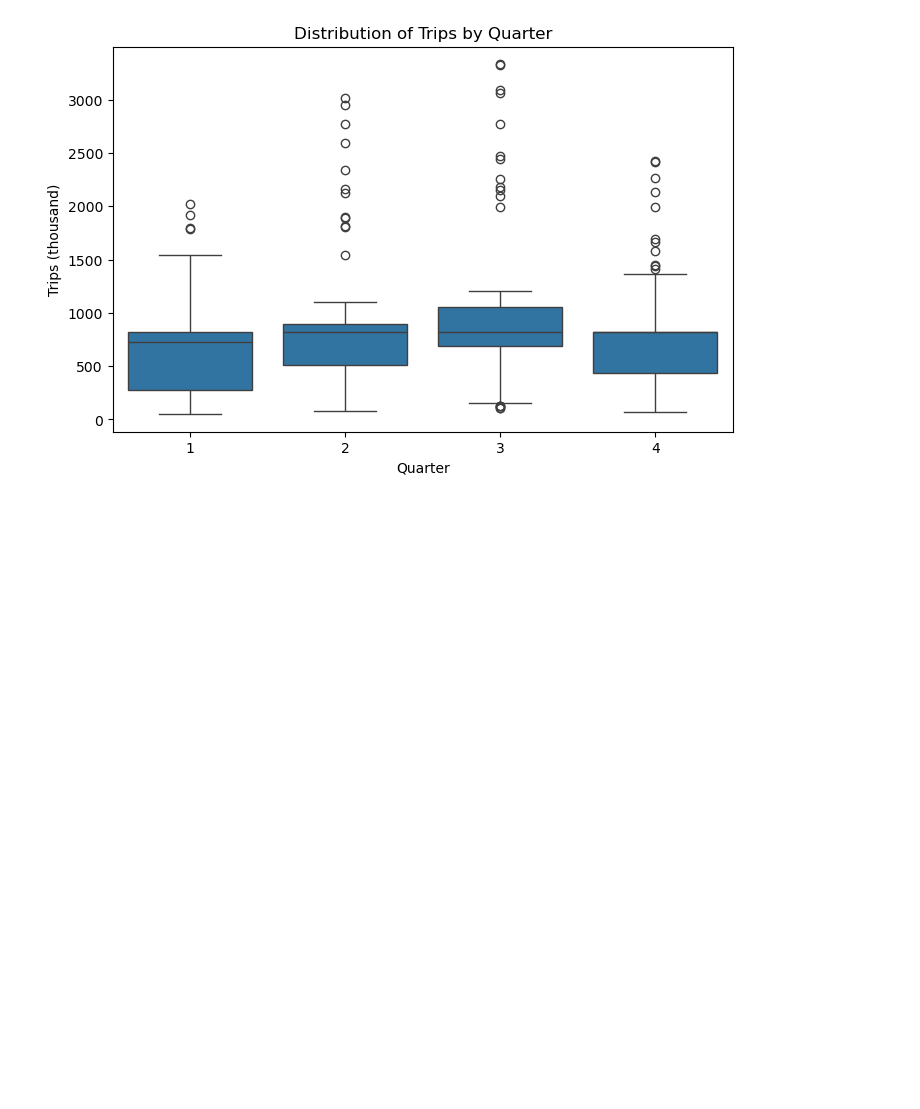
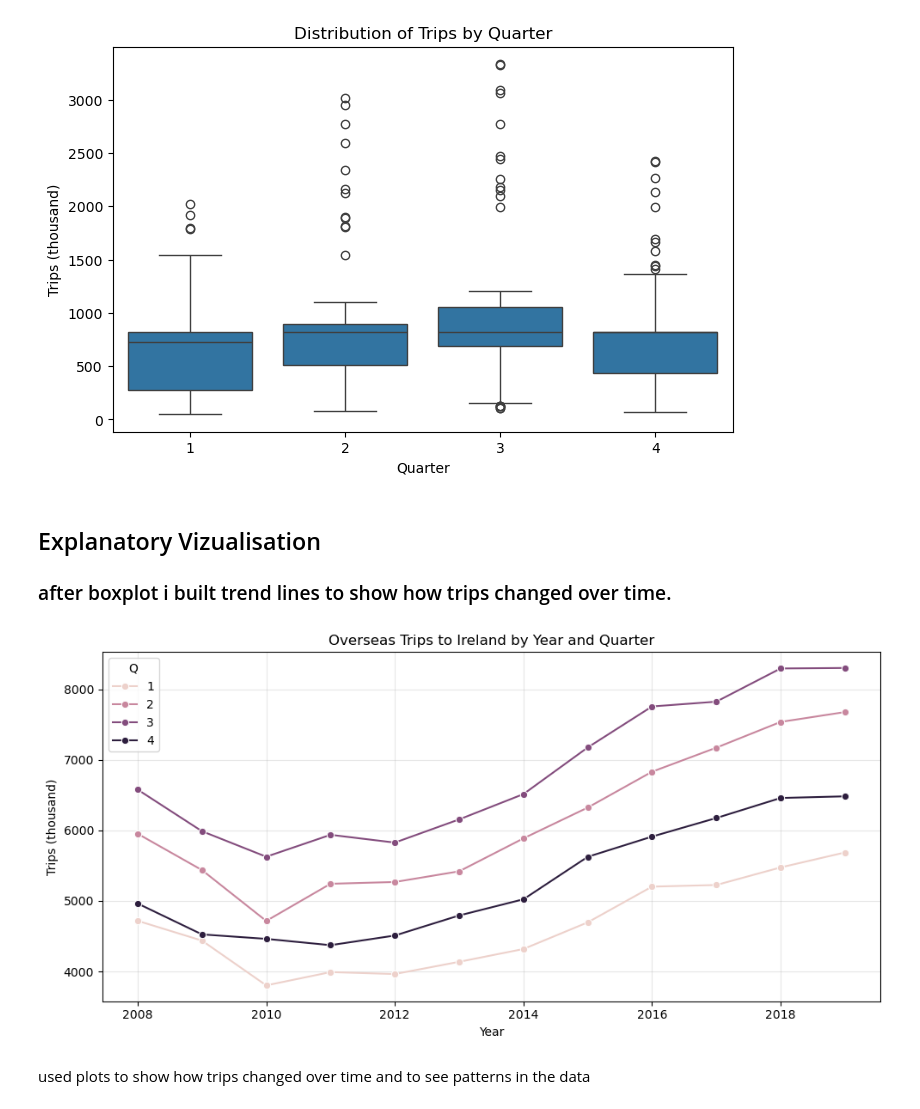
Before and after one commit to sba25225-ai/L9Cert_overseasTrips, a Jupyter notebook: Overseas_Trip_Ireland.ipynb, the cells around one changed output. Cells and saved outputs as stored; diff of their text form; code cells hidden in the pictures; blank space fills up the shorter version.

Commit message:
explanotary visualisation

```diff
--- a/Overseas_Trip_Ireland.ipynb
+++ b/Overseas_Trip_Ireland.ipynb
@@ -205,3 +205,21 @@ plt.ylabel("Trips (thousand)")
 plt.show()
 # %% [output]
 [figure]
+# %% [markdown]
+## Explanatory Vizualisation
+### after boxplot i built trend lines to show how trips changed over time.
+# %%
+tm_qtrend = tm.groupby(['Year', 'Q'], as_index=False)['VALUE'].sum()
+
+plt.figure(figsize=(10,5))
+sns.lineplot(data=tm_qtrend, x='Year', y='VALUE', hue='Q', marker='o')
+plt.title('Overseas Trips to Ireland by Year and Quarter')
+plt.xlabel('Year')
+plt.ylabel('Trips (thousand)')
+plt.grid(alpha=0.3)
+plt.tight_layout()
+plt.show()
+# %% [output]
+[figure, added]
+# %% [markdown]
+used plots to show how trips changed over time and to see patterns in the data
```
Also changed, not shown: parts of 1 cell of this notebook.
